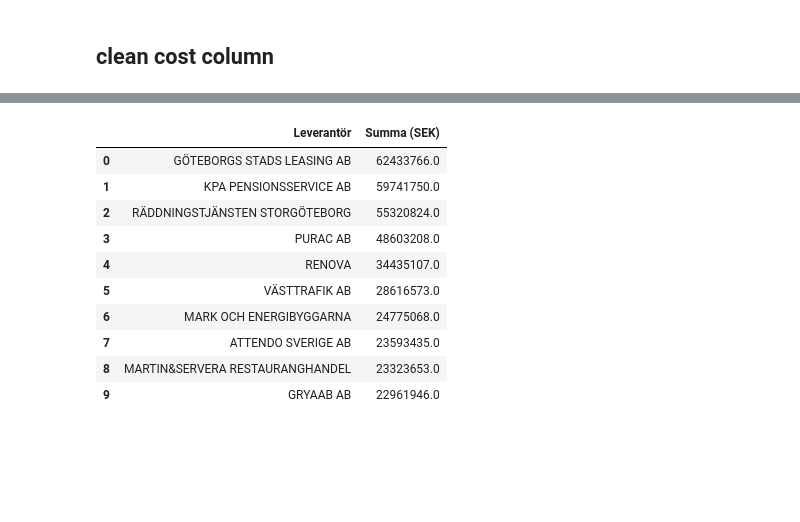
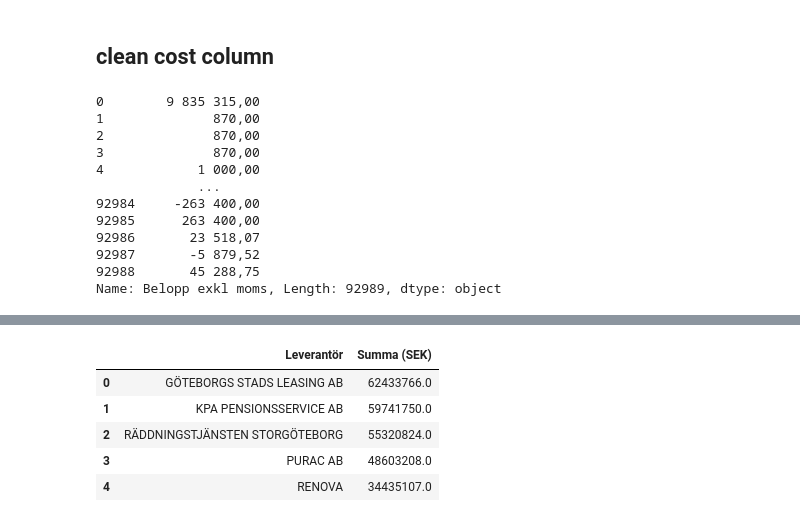
Before and after one commit to JessieH521/SQL-Jie-Hou-DE24, a Jupyter notebook: live_demos/14_python_duckdb/sql_queries.ipynb, the cells around one changed output, grey strips where cells are left out. Saved outputs shown, nothing was run; the diff lists cells and outputs as text; code cells hidden in the pictures; blank space fills up the shorter version.

```diff
--- a/live_demos/14_python_duckdb/sql_queries.ipynb
+++ b/live_demos/14_python_duckdb/sql_queries.ipynb
@@ -21,5 +38,20 @@ df.shape
 # %% [markdown]
 ## clean cost column
+# %%
+df[ "Belopp exkl moms"]
+# %% [output]
+0        9 835 315,00
+1              870,00
+2              870,00
+3              870,00
+4            1 000,00
+             ...
+92984     -263 400,00
+92985      263 400,00
+92986       23 518,07
+92987       -5 879,52
+92988       45 288,75
+Name: Belopp exkl moms, Length: 92989, dtype: object
 # %%
 # 取 df 中 的 Belopp exkl moms 这一列， df 是 8月份表格的 DataFrame       straightforward 直截了当
 
@@ -60,27 +93,24 @@ QueryDatabase("select * from refined_layer.invoice_202408;").df.head()
 | 3 | Kretslopp och Vatten | POLISMYNDIGHETEN I VÄSTRA GÖTALAND | 2021000076 | 5601378519 | 6185 | Anläggningsentreprenad | ... |
 | 4 | Exploateringsnämnden | POLISMYNDIGHETEN I VÄSTRA GÖTALAND | 2021000076 | 2001226894 | 7641 | Diverse skatter och offentliga av... | ... |
 # %%
-QueryDatabase("""
+df_total_cost = QueryDatabase("""
               select
                 Leverantör,
                 sum("Belopp exkl moms") as "Summa (SEK)"
               from
                 refined_layer.invoice_202408
               group by
                 Leverantör
               order by
                 "Summa (SEK)"
               desc limit 10;
               """).df
+
+df_total_cost.head()
 # %% [output]
 |  | Leverantör | Summa (SEK) |
 | 0 | GÖTEBORGS STADS LEASING AB | 62433766.0 |
 | 1 | KPA PENSIONSSERVICE AB | 59741750.0 |
 | 2 | RÄDDNINGSTJÄNSTEN STORGÖTEBORG | 55320824.0 |
 | 3 | PURAC AB | 48603208.0 |
 | 4 | RENOVA | 34435107.0 |
-| 5 | VÄSTTRAFIK AB | 28616573.0 |
-| 6 | MARK OCH ENERGIBYGGARNA | 24775068.0 |
-| 7 | ATTENDO SVERIGE AB | 23593435.0 |
-| 8 | MARTIN&SERVERA RESTAURANGHANDEL | 23323653.0 |
-| 9 | GRYAAB AB | 22961946.0 |
```
Also changed, not shown: parts of 4 cells of this notebook, 3 other files.
